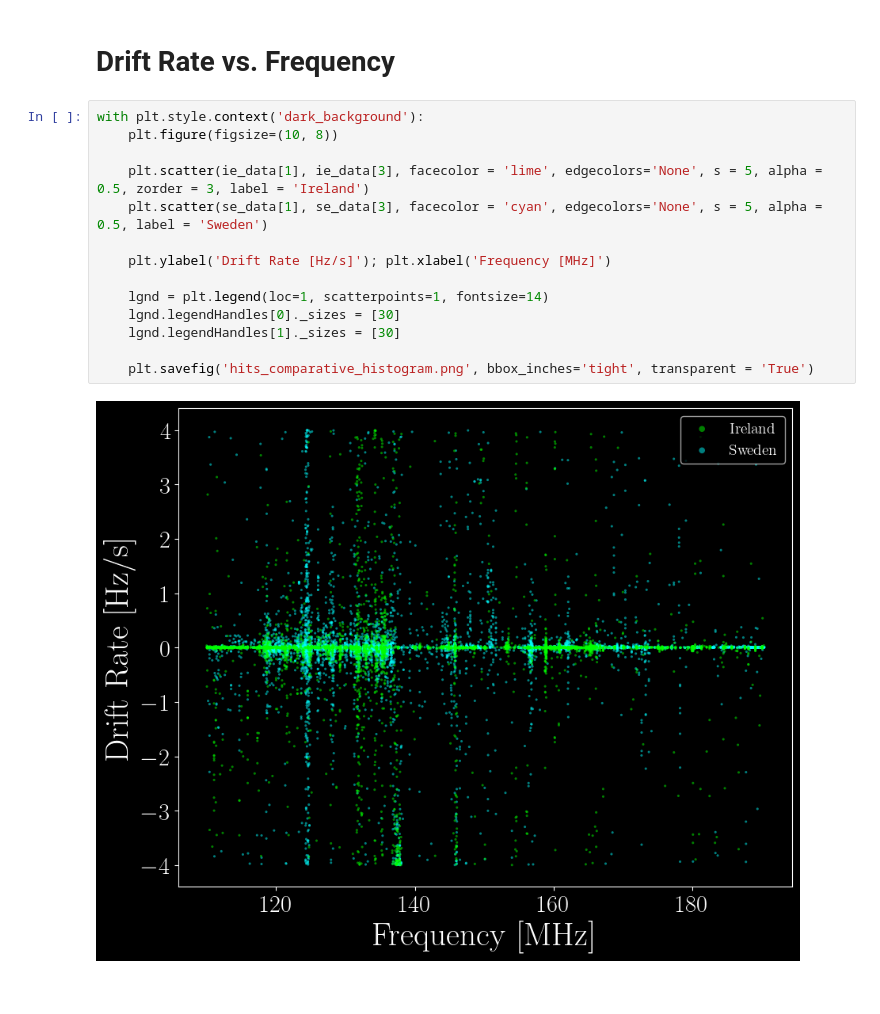
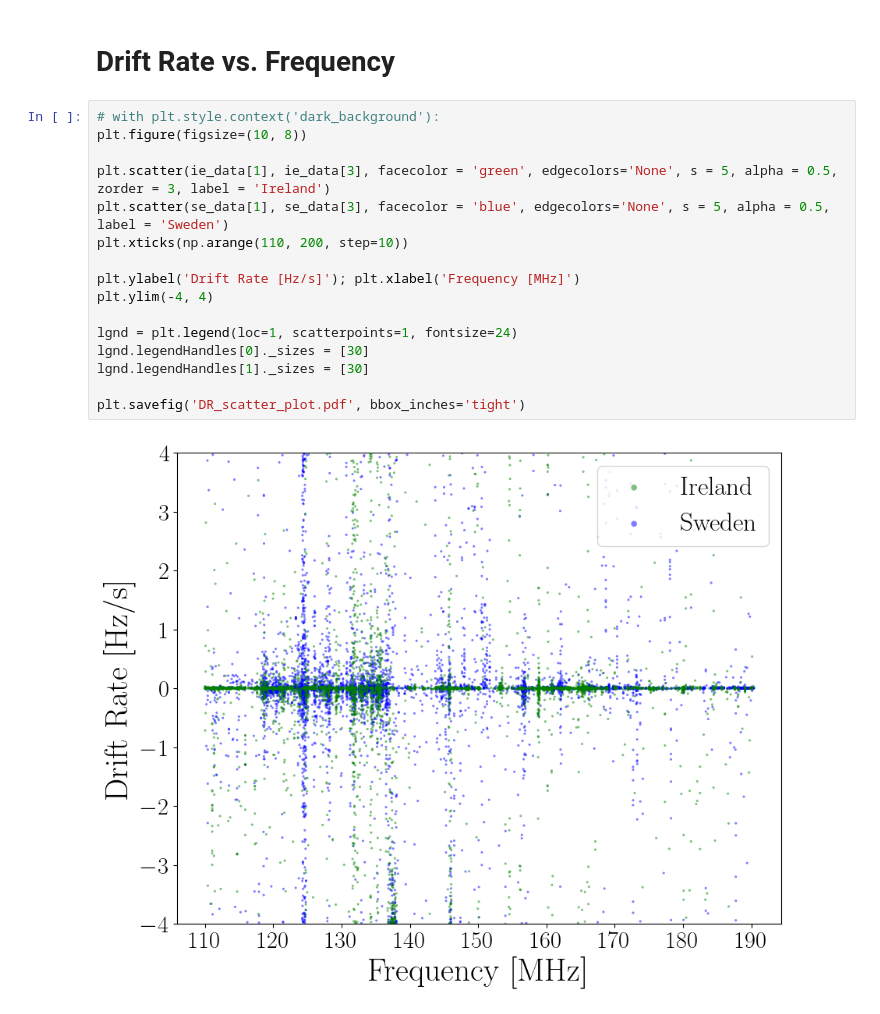
Before and after one commit to OwenJohnsons/SETI-Scripts, a Jupyter notebook: notebooks/dual_site_plots.ipynb, the cells around one changed output. Cells and saved outputs as stored; diff of their text form.

Commit message:
Adding, better title options for plots.

```diff
--- a/notebooks/dual_site_plots.ipynb
+++ b/notebooks/dual_site_plots.ipynb
@@ -240,18 +272,20 @@ Max S/N Sweden: 469236.96875
 # %% [markdown]
 # Drift Rate vs. Frequency
 # %%
-with plt.style.context('dark_background'):
-    plt.figure(figsize=(10, 8))
+# with plt.style.context('dark_background'):
+plt.figure(figsize=(10, 8))
 
-    plt.scatter(ie_data[1], ie_data[3], facecolor = 'lime', edgecolors='None', s = 5, alpha = 0.5, zorder = 3, label = 'Ireland')
-    plt.scatter(se_data[1], se_data[3], facecolor = 'cyan', edgecolors='None', s = 5, alpha = 0.5, label = 'Sweden')
+plt.scatter(ie_data[1], ie_data[3], facecolor = 'green', edgecolors='None', s = 5, alpha = 0.5, zorder = 3, label = 'Ireland')
+plt.scatter(se_data[1], se_data[3], facecolor = 'blue', edgecolors='None', s = 5, alpha = 0.5, label = 'Sweden')
+plt.xticks(np.arange(110, 200, step=10))
 
-    plt.ylabel('Drift Rate [Hz/s]'); plt.xlabel('Frequency [MHz]')
+plt.ylabel('Drift Rate [Hz/s]'); plt.xlabel('Frequency [MHz]')
+plt.ylim(-4, 4)
 
-    lgnd = plt.legend(loc=1, scatterpoints=1, fontsize=14)
-    lgnd.legendHandles[0]._sizes = [30]
-    lgnd.legendHandles[1]._sizes = [30]
+lgnd = plt.legend(loc=1, scatterpoints=1, fontsize=24)
+lgnd.legendHandles[0]._sizes = [30]
+lgnd.legendHandles[1]._sizes = [30]
 
-    plt.savefig('hits_comparative_histogram.png', bbox_inches='tight', transparent = 'True')
+plt.savefig('DR_scatter_plot.pdf', bbox_inches='tight')
 # %% [output]
-[figure, old version]
+[figure, new version]
```
Also changed, not shown: parts of 5 cells of this notebook, 11 other files.
